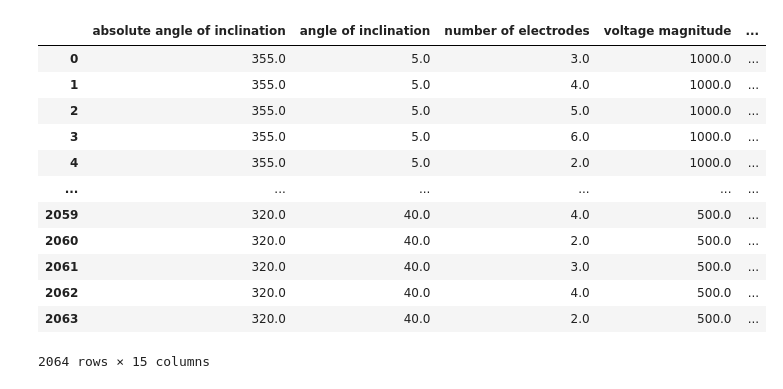
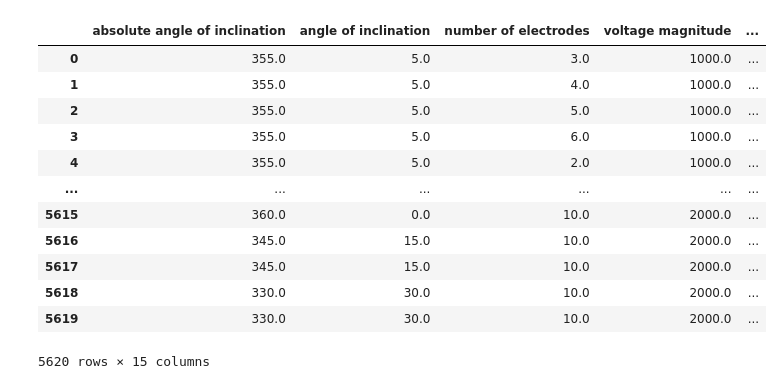
Before and after one commit to Kalpit-Vadnerkar/DL-GPU-Electrostatic-Sieve, a Jupyter notebook: Data_Processing.ipynb, the cells around one changed output. Cells and saved outputs as stored; diff of their text form; code cells hidden in the pictures.

```diff
--- a/Data_Processing.ipynb
+++ b/Data_Processing.ipynb
@@ -36,34 +36,36 @@ def read_data(File_path):
 # %%
 Folder_name = "Sample Dataset"
 File_name1 = "data_set_main1.txt"
 File_name2 = "data_set_main2.txt"
+File_name5 = "data_set_mains5.txt"
 
 File_path1 = os.path.join(Folder_name, File_name1)
 File_path2 = os.path.join(Folder_name, File_name2)
+File_path5 = os.path.join(Folder_name, File_name5)
 
 data1 = read_data(File_path1)
 data2 = read_data(File_path2)
+data5 = read_data(File_path5)
 
 
 
-
-data = pd.concat([data1, data2], ignore_index=True)
+data = pd.concat([data1, data2, data5], ignore_index=True)
 
 data
 # %% [output]
 |  | absolute angle of inclination | angle of inclination | number of electrodes | voltage magnitude | ... |
 | 0 | 355.0 | 5.0 | 3.0 | 1000.0 | ... |
 | 1 | 355.0 | 5.0 | 4.0 | 1000.0 | ... |
 | 2 | 355.0 | 5.0 | 5.0 | 1000.0 | ... |
 | 3 | 355.0 | 5.0 | 6.0 | 1000.0 | ... |
 | 4 | 355.0 | 5.0 | 2.0 | 1000.0 | ... |
 | ... | ... | ... | ... | ... | ... |
-| 2059 | 320.0 | 40.0 | 4.0 | 500.0 | ... |
-| 2060 | 320.0 | 40.0 | 2.0 | 500.0 | ... |
-| 2061 | 320.0 | 40.0 | 3.0 | 500.0 | ... |
-| 2062 | 320.0 | 40.0 | 4.0 | 500.0 | ... |
-| 2063 | 320.0 | 40.0 | 2.0 | 500.0 | ... |
+| 5615 | 360.0 | 0.0 | 10.0 | 2000.0 | ... |
+| 5616 | 345.0 | 15.0 | 10.0 | 2000.0 | ... |
+| 5617 | 345.0 | 15.0 | 10.0 | 2000.0 | ... |
+| 5618 | 330.0 | 30.0 | 10.0 | 2000.0 | ... |
+| 5619 | 330.0 | 30.0 | 10.0 | 2000.0 | ... |
-2064 rows × 15 columns
+5620 rows × 15 columns
 # %%
 data.info()
 data.describe(include='all')
```
Also changed, not shown: parts of 5 cells of this notebook.
